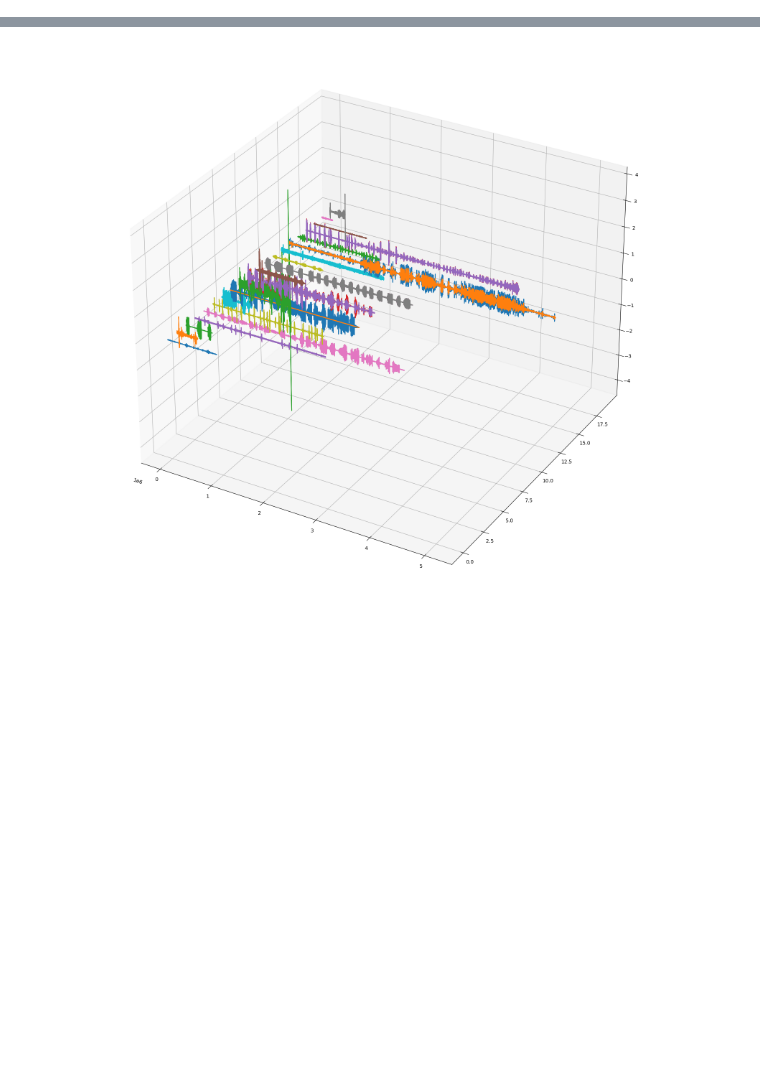
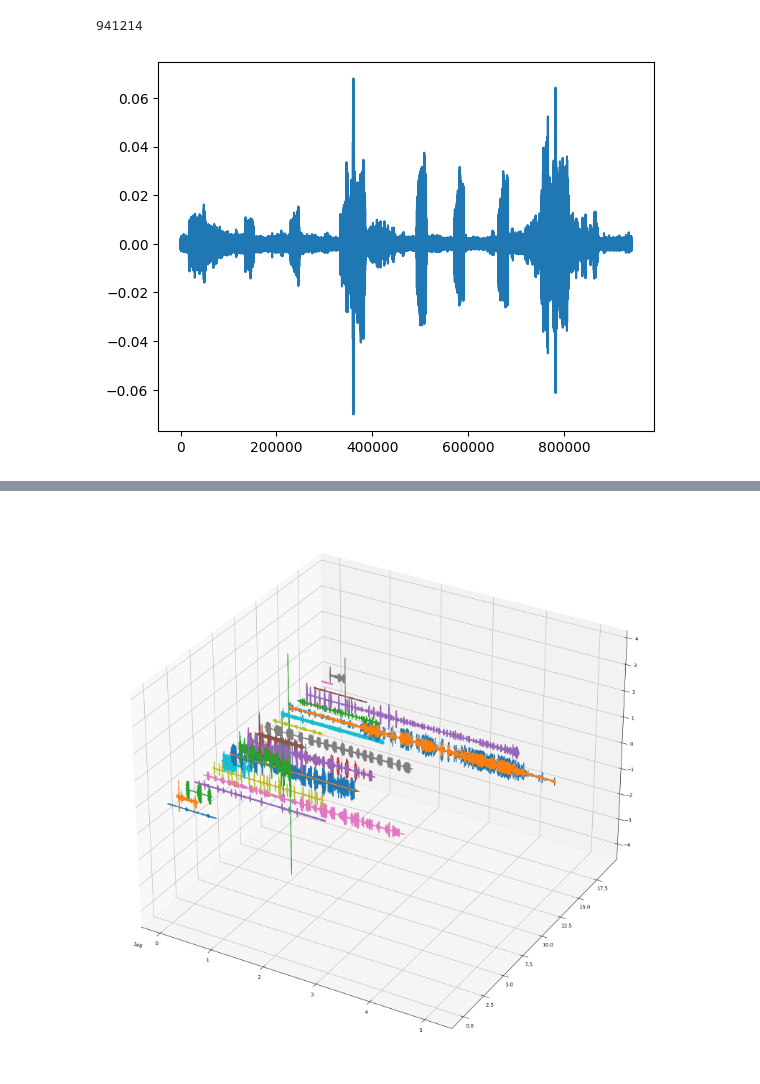
Before and after one commit to naiikaa/dll24, a Jupyter notebook: notebooks/xcm_explore.ipynb, the cells around one changed output, grey strips where cells are left out. Saved outputs shown, nothing was run; the diff lists cells and outputs as text; code cells hidden in the pictures; blank space fills up the shorter version.

```diff
--- a/notebooks/xcm_explore.ipynb
+++ b/notebooks/xcm_explore.ipynb
@@ -4,0 +29,10 @@ dataset = load_dataset('DBD-research-group/BirdSet','XCM')
+# %%
+import soundfile as sf
+data, sr = sf.read(dataset['train'][0]['filepath'])
+# %%
+import matplotlib.pyplot as plt
+plt.plot(data)
+print(len(data))
+# %% [output]
+941214
+[figure, added]
```
Also changed, not shown: parts of 3 cells of this notebook, 2 other files.
